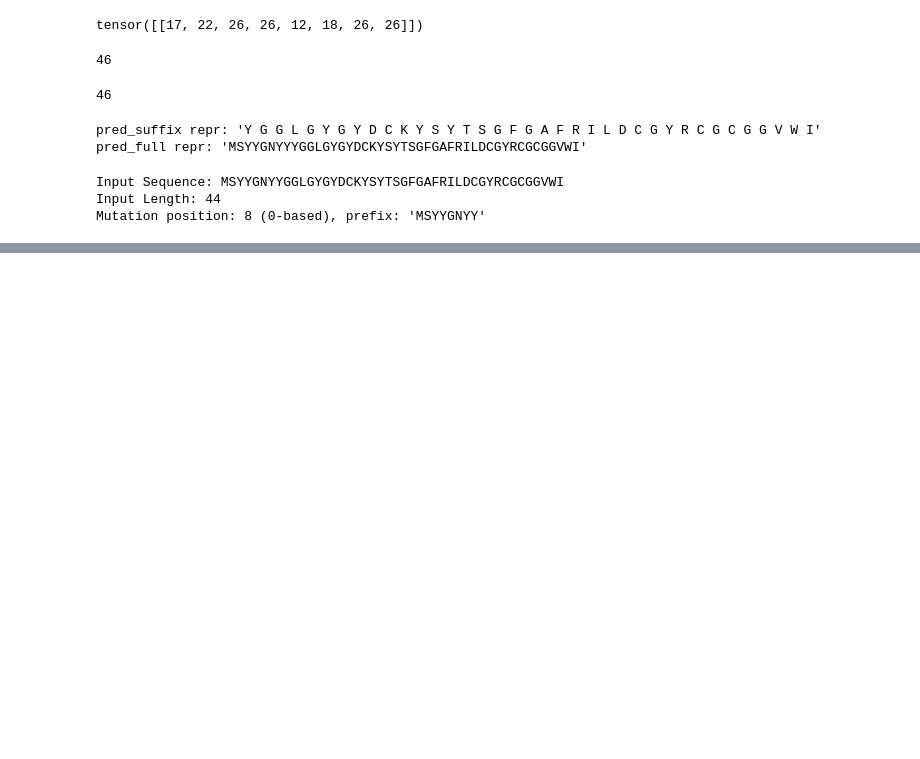
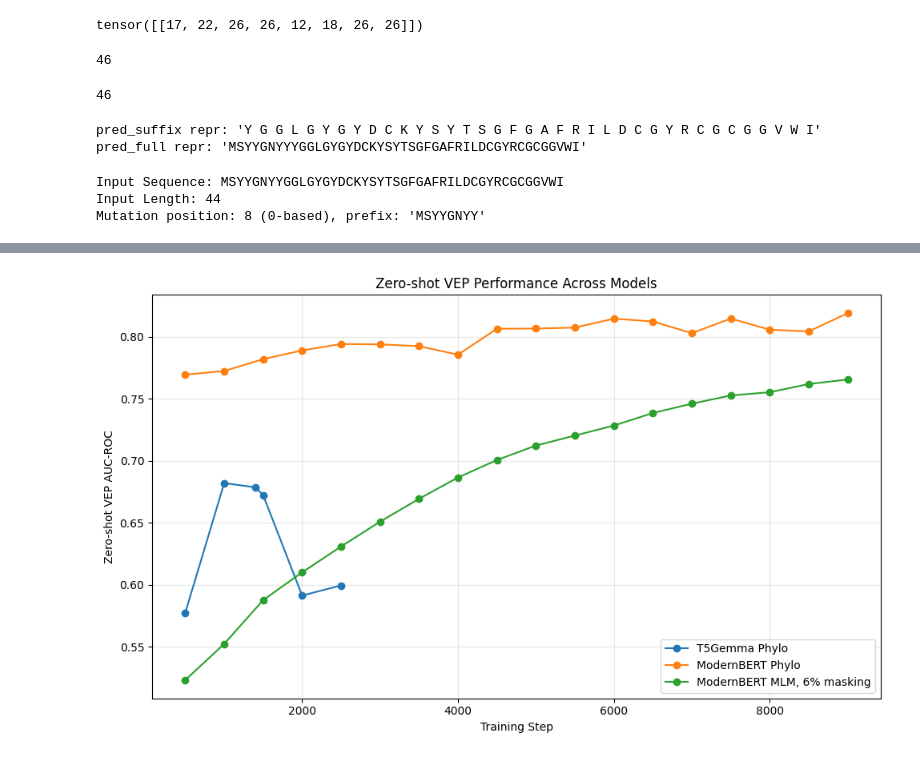
Before and after one commit to Brandes-Lab/HuggingfaceTransformer, a Jupyter notebook: uniref90.ipynb, the cells around one changed output, grey strips where cells are left out. Drawn from its saved outputs; the diff is of its cells as text; code cells hidden in the pictures; blank space fills up the shorter version.

```diff
--- a/uniref90.ipynb
+++ b/uniref90.ipynb
@@ -1691,0 +1859,77 @@ Mutation position: 8 (0-based), prefix: 'MSYYGNYY'
+# %%
+t5_gemma_auc_roc = {
+    "500":0.5774,
+    "1000":0.6821,
+    "1400":0.6787,
+    "1500": 0.6724,
+    "2000": 0.5914,
+    "2500":0.5996
+}
+
+
+modernBERT_phylo_auc_roc = {
+    "500":0.76957,
+    "1000":0.77251,
+    "1500":0.78206,
+    "2000":0.78911,
+    "2500":0.79427,
+    "3000":0.794,
+    "3500":0.79253,
+    "4000":0.78569,
+    "4500":0.80658,
+    "5000":0.80672,
+    "5500":0.80752,
+    "6000":0.81472,
+    "6500":0.81244,
+    "7000":0.80307,
+    "7500":0.81477,
+    "8000":0.80585,
+    "8500":0.80444,
+    "9000":0.81912
+}
+
+modernBERT_mlm_6_auc_roc = {
+    "500":0.52328,
+    "1000":0.5524,
+    "1500":0.58777,
+    "2000":0.61014,
+    "2500":0.63099,
+    "3000":0.651,
+    "3500":0.66944,
+    "4000":0.68664,
+    "4500":0.70073,
+    "5000":0.71241,
+    "5500":0.72044,
+    "6000":0.72852,
+    "6500":0.73862,
+    "7000":0.74616,
+    "7500":0.75277,
+    "8000":0.75541,
+    "8500":0.76199,
+    "9000":0.76568
+}
+
+
+def sort_xy(d):
+    x = sorted(int(k) for k in d.keys())
+    y = [d[str(step)] for step in x]
+    return x, y
+
+x1, y1 = sort_xy(t5_gemma_auc_roc)
+x2, y2 = sort_xy(modernBERT_phylo_auc_roc)
+x3, y3 = sort_xy(modernBERT_mlm_6_auc_roc)
+
+plt.figure(figsize=(10, 6))
+plt.plot(x1, y1, marker='o', label='T5Gemma Phylo')
+plt.plot(x2, y2, marker='o', label='ModernBERT Phylo')
+plt.plot(x3, y3, marker='o', label='ModernBERT MLM, 6% masking')
+
+plt.xlabel("Training Step")
+plt.ylabel("Zero-shot VEP AUC-ROC")
+plt.title("Zero-shot VEP Performance Across Models")
+plt.legend()
+plt.grid(True, alpha=0.3)
+plt.tight_layout()
+plt.show()
+# %% [output]
+[figure, added]
```
Also changed, not shown: parts of 13 cells of this notebook, 30 other files.
